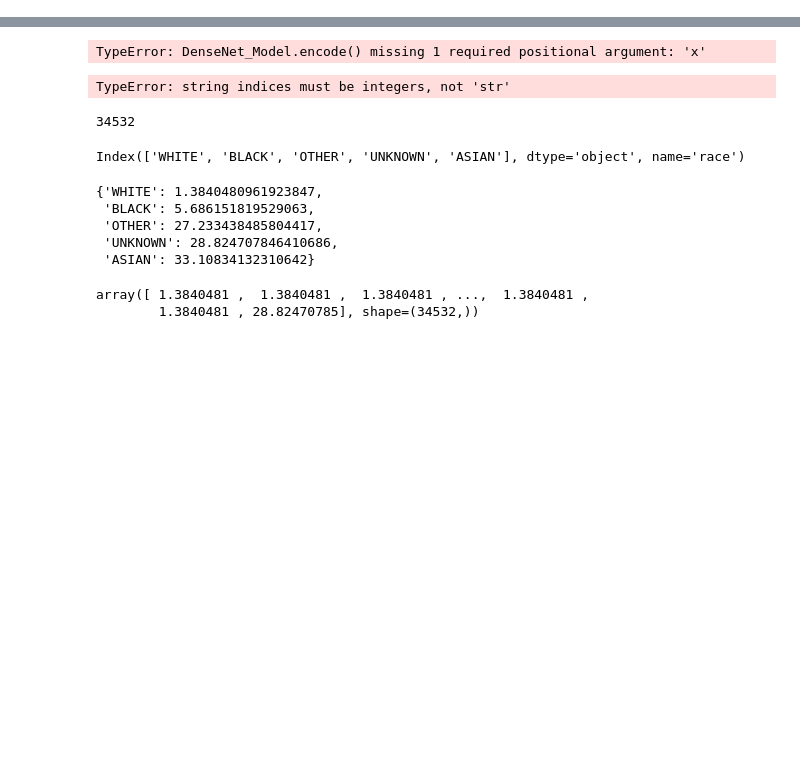
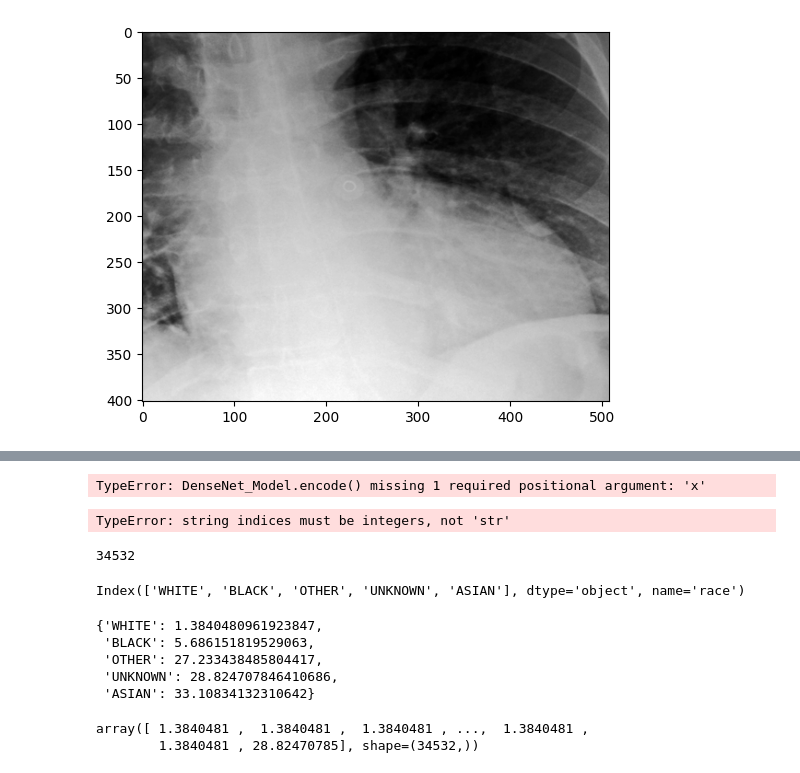
Before and after one commit to dishant24/BVM_Chest_X-Ray_Fair_AI, a Jupyter notebook: main.ipynb, the cells around one changed output, grey strips where cells are left out. Cells and saved outputs as stored; diff of their text form; code cells hidden in the pictures; blank space fills up the shorter version.

```diff
--- a/main.ipynb
+++ b/main.ipynb
@@ -8,0 +329,2 @@ dataset = pd.read_csv(r"\\gaia\imageData\deep_learning\output\Sutariya\main\mimi
+# %%
+img = img.resize((1024,1024))
@@ -8,0 +339,10 @@ dataset = pd.read_csv(r"\\gaia\imageData\deep_learning\output\Sutariya\main\mimi
+# %%
+rmin, rmax = np.where(rows)[0][[0, -1]]
+cmin, cmax = np.where(cols)[0][[0, -1]]
+# %%
+cropped = img[rmin:rmax+1, cmin:cmax+1]
+# %%
+plt.imshow(cropped, cmap='gray')
+plt.show()
+# %% [output]
+[figure, added]
```
Also changed, not shown: parts of 35 cells of this notebook, 12 other files.
